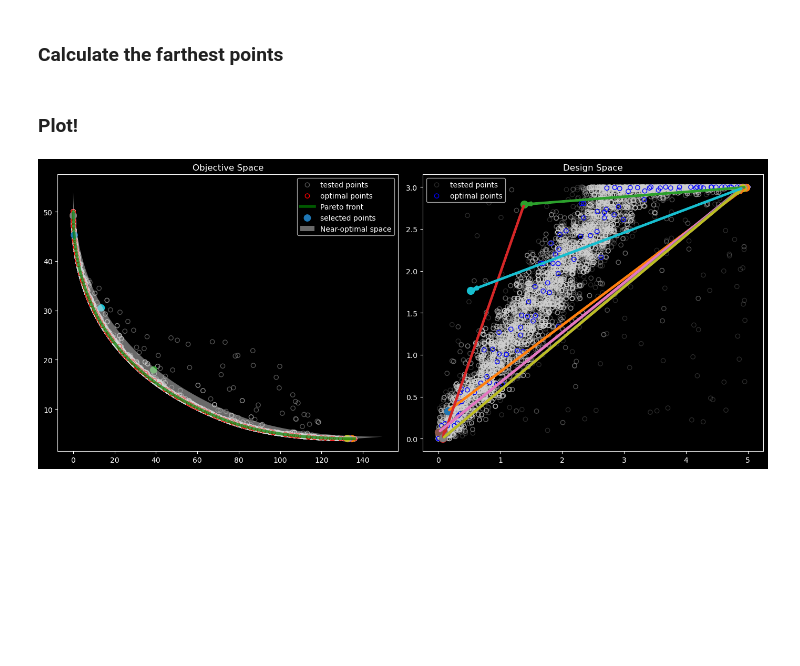
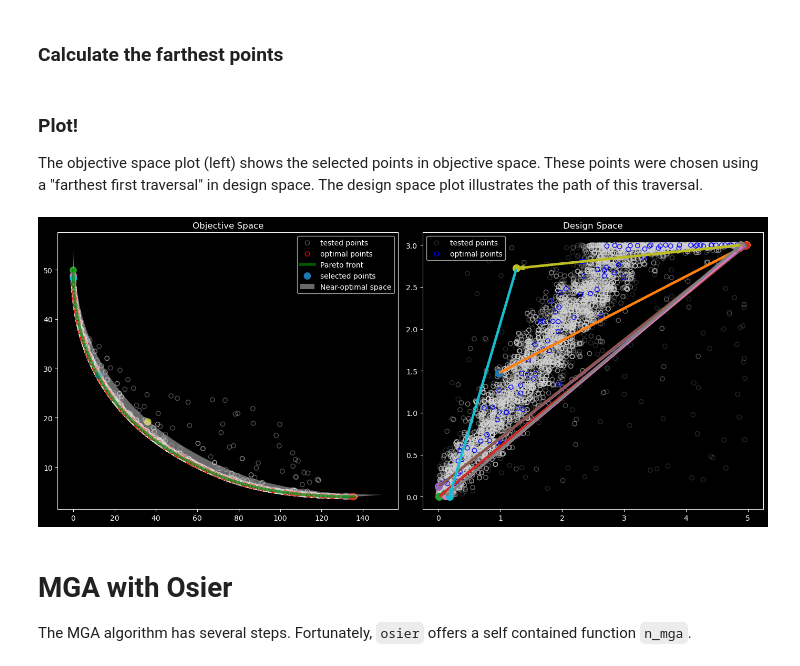
Before and after one commit to arfc/osier, a Jupyter notebook: docs/source/examples/mga_tutorial.ipynb, the cells around one changed output. Saved outputs shown, nothing was run; the diff lists cells and outputs as text; code cells hidden in the pictures; blank space fills up the shorter version.

```diff
--- a/docs/source/examples/mga_tutorial.ipynb
+++ b/docs/source/examples/mga_tutorial.ipynb
@@ -44,12 +40,12 @@ res = minimize(problem,
                save_history=True
                )
 # %%
-F = problem.pareto_front()
+PF = problem.pareto_front()
+F = res.F
 a = min(F[:,0])
 b = max(F[:,0])
-f1 = F[:,0]
-f2 = F[:,1]
-shift = 0.75
+f1 = PF[:,0]
+f2 = PF[:,1]
 slack = 0.1
 alpha = 0.5
 F1 = f1 * (1+slack)
@@ -63,8 +59,8 @@ with plt.style.context('dark_background'):
 
     ax[0].set_title("Objective Space")
     ax[0].scatter(F_hist[:,0], F_hist[:,1], facecolor="none", edgecolor="lightgray", label='tested points')
-    ax[0].scatter(res.F[:,0], res.F[:,1], facecolor="none", edgecolor="red", label='optimal points')
-    ax[0].plot(F[:,0], F[:,1], color="g", alpha=0.7, label='Pareto front', lw=4)
+    ax[0].scatter(F[:,0], F[:,1], facecolor="none", edgecolor="red", label='optimal points')
+    ax[0].plot(PF[:,0], PF[:,1], color="g", alpha=0.7, label='Pareto front', lw=4)
     ax[0].fill(np.append(f1, F1[::-1]), np.append(f2, F2[::-1]), 'lightgrey', alpha=alpha, label="Near-optimal space")
     ax[0].legend()
 
@@ -86,3 +78,5 @@ slack_front = np.c_[F1,F2]
+# %%
+slack_front = apply_slack(F, slack=slack)
 # %% [markdown]
 ### Check for points that are bounded within the Pareto front and the slacked front
 # %%
@@ -106,8 +97,10 @@ idxs = farthest_first(X=X_int, D=D, n_points=n_pts, seed=45)
 # %%
 F_select = F_int[idxs]
 X_select = X_int[idxs]
-# %% [markdown]
-### Plot!
+# %% [markdown]
+### Plot!
+
+The objective space plot (left) shows the selected points in objective space. These points were chosen using a "farthest first traversal" in design space. The design space plot illustrates the path of this traversal.
 # %%
 from mycolorpy import colorlist as mcp
 import matplotlib as mpl
@@ -123,35 +116,35 @@ with plt.style.context('dark_background'):
     ax[0].set_title("Objective Space")
     ax[0].scatter(F_hist[:,0], F_hist[:,1], facecolor="none", edgecolor="lightgray", alpha=0.4,label='tested points')
     ax[0].scatter(res.F[:,0], res.F[:,1], facecolor="none", edgecolor="red", label='optimal points')
-    ax[0].plot(F[:,0], F[:,1], color="g", alpha=0.7, label='Pareto front', lw=4)
+    ax[0].plot(PF[:,0], PF[:,1], color="g", alpha=0.7, label='Pareto front', lw=4)
     ax[0].scatter(F_select[:,0], F_select[:,1], c=color1, s=80, label='selected points')
 
     ax[0].fill(np.append(f1, F1[::-1]), np.append(f2, F2[::-1]), 'lightgrey', alpha=alpha, label="Near-optimal space")
     ax[0].legend()
 
 
     ax[1].set_title("Design Space")
     ax[1].scatter(X_hist[:,0], X_hist[:,1], facecolor="none", edgecolor="lightgray", alpha=0.2, label='tested points')
     ax[1].scatter(res.X[:,0], res.X[:,1], facecolor="none", edgecolor="blue", label='optimal points')
     ax[1].legend(loc='upper left')
 
     style = "Simple, tail_width=0.5, head_width=4, head_length=8"
     arrows = []
     prev = X_select[0]
     for i, (c, (x, y)) in enumerate(zip(color1,X_select)):
         ax[1].scatter(x, y, color=c, s=100)
         if i == 0:
             pass
         else:
             kw = dict(arrowstyle=style, color=c, linewidth=3)
             curr = (x,y)
             arrows.append(patches.FancyArrowPatch(prev, curr, **kw))
             prev = curr
 
     for a in arrows:
         ax[1].add_patch(a)
 
     plt.tight_layout()
     plt.show()
 # %% [output]
-[figure, old version]
+[figure, new version]
@@ -166,0 +155,4 @@ mga_df = pd.DataFrame(dict(zip(cols, F_select.T)))
+# %% [markdown]
+# MGA with Osier
+
+The MGA algorithm has several steps. Fortunately, `osier` offers a self contained function `n_mga`.
```
Also changed, not shown: parts of 35 cells of this notebook.
